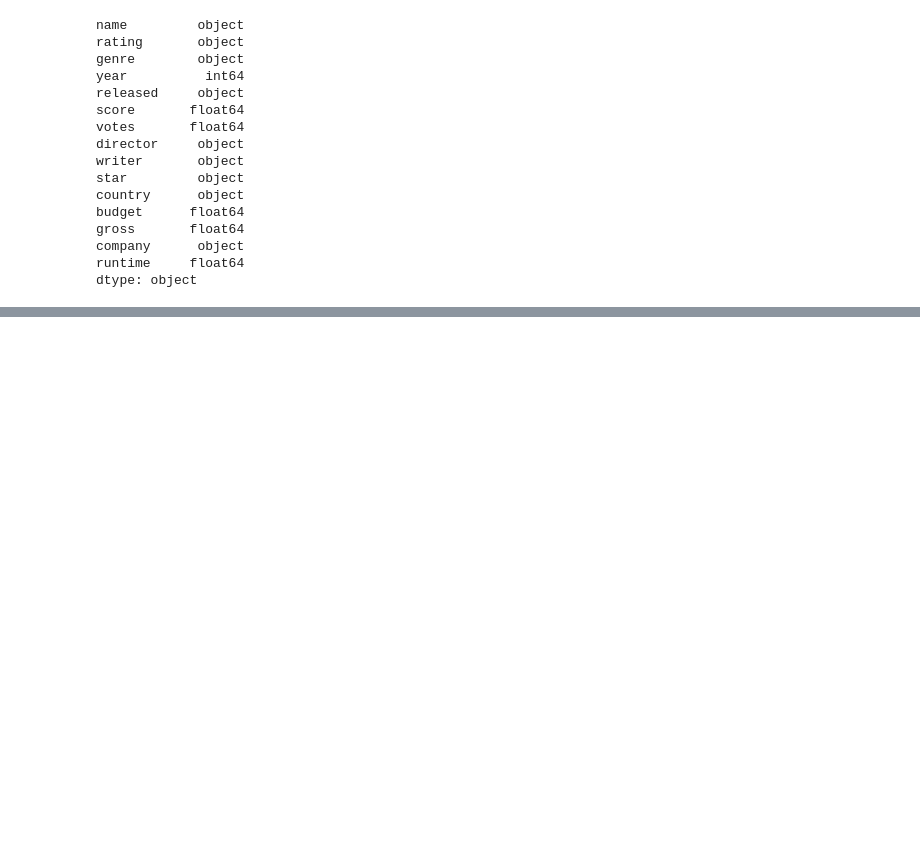
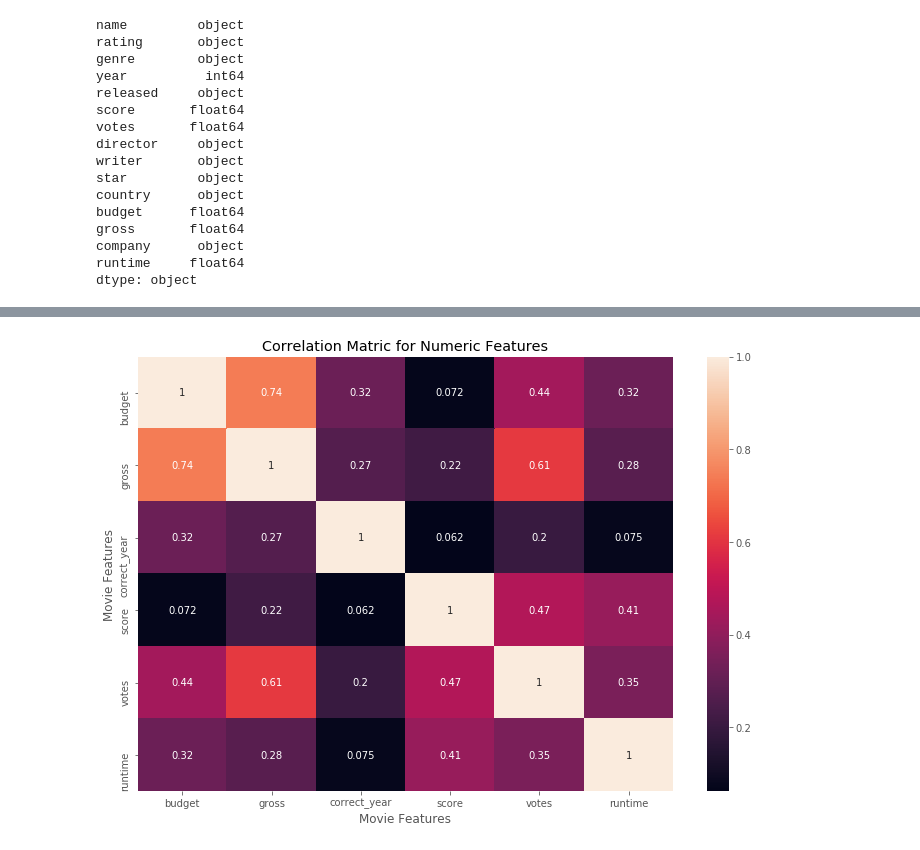
Before and after one commit to enochgeorge9x9/Data_Correlation_in_Python, a Jupyter notebook: Movies Correlation Analysis.ipynb, the cells around one changed output, grey strips where cells are left out. Cells and saved outputs as stored; diff of their text form; code cells hidden in the pictures; blank space fills up the shorter version.

```diff
--- a/Movies Correlation Analysis.ipynb
+++ b/Movies Correlation Analysis.ipynb
@@ -103,0 +237,5 @@ ValueError: Cannot convert non-finite values (NA or inf) to integer
+# %%
+# Looking at correlation for Gross and Budget
+corr_matrix = df.corr(method='pearson') #pearson(default), kendall, spearman
+corr_matrix
+# There is high correlation between budget and gross
@@ -103,0 +250,9 @@ ValueError: Cannot convert non-finite values (NA or inf) to integer
+# %%
+# Visualizing the correlation matrix with seaborn
+sns.heatmap(corr_matrix, annot=True)
+plt.title('Correlation Matric for Numeric Features')
+plt.xlabel('Movie Features')
+plt.ylabel('Movie Features')
+plt.show()
+# %% [output]
+[figure, added]
```
Also changed, not shown: parts of 25 cells of this notebook.
